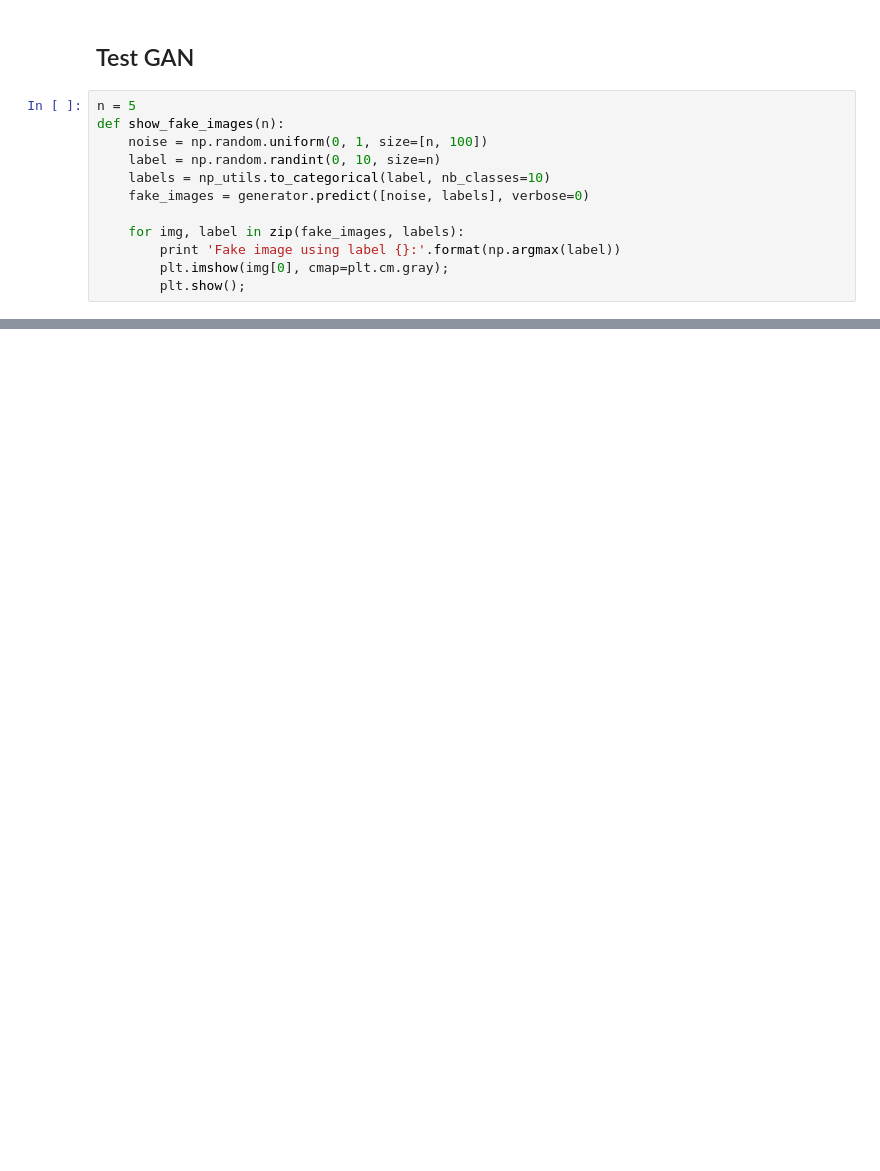
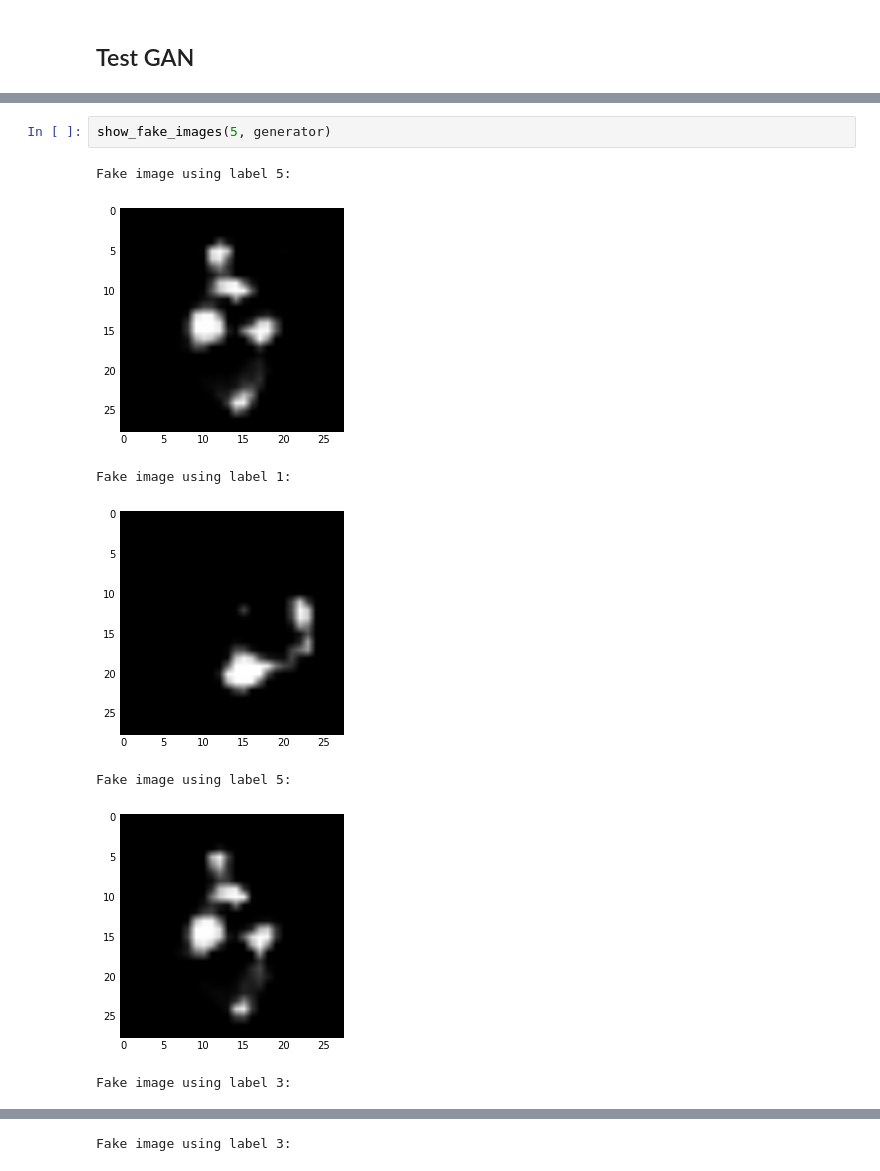
Before and after one commit to angadgill/conditional_cnn_gan, a Jupyter notebook: Class_Conditional_CNN_GAN.ipynb, the cells around one changed output, grey strips where cells are left out. Saved outputs shown, nothing was run; the diff lists cells and outputs as text; blank space fills up the shorter version.

```diff
--- a/Class_Conditional_CNN_GAN.ipynb
+++ b/Class_Conditional_CNN_GAN.ipynb
@@ -293,14 +348,2 @@ KeyboardInterrupt:
 # %% [markdown]
 ## Test GAN
-# %%
-n = 5
-def show_fake_images(n):
-    noise = np.random.uniform(0, 1, size=[n, 100])
-    label = np.random.randint(0, 10, size=n)
-    labels = np_utils.to_categorical(label, nb_classes=10)
-    fake_images = generator.predict([noise, labels], verbose=0)
-
-    for img, label in zip(fake_images, labels):
-        print 'Fake image using label {}:'.format(np.argmax(label))
-        plt.imshow(img[0], cmap=plt.cm.gray);
-        plt.show();
@@ -317,0 +350,10 @@ Fake image using label 7:
+# %%
+show_fake_images(5, generator)
+# %% [output]
+Fake image using label 5:
+[figure, added]
+Fake image using label 1:
+[figure, added]
+Fake image using label 5:
+[figure, added]
+Fake image using label 3:
@@ -317,0 +361 @@ Fake image using label 7:
+Fake image using label 3:
```
Also changed, not shown: parts of 22 cells of this notebook.
